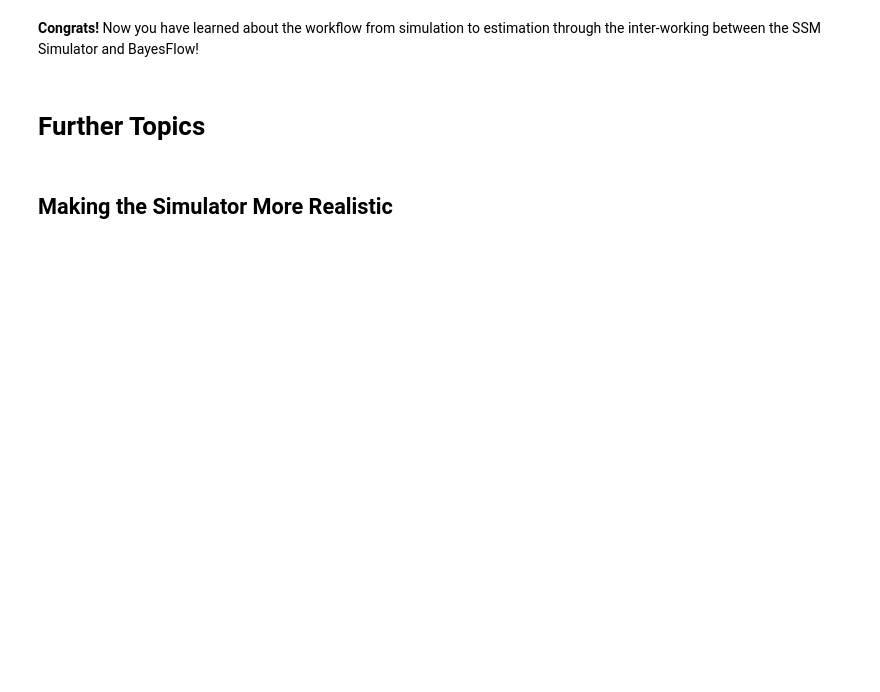
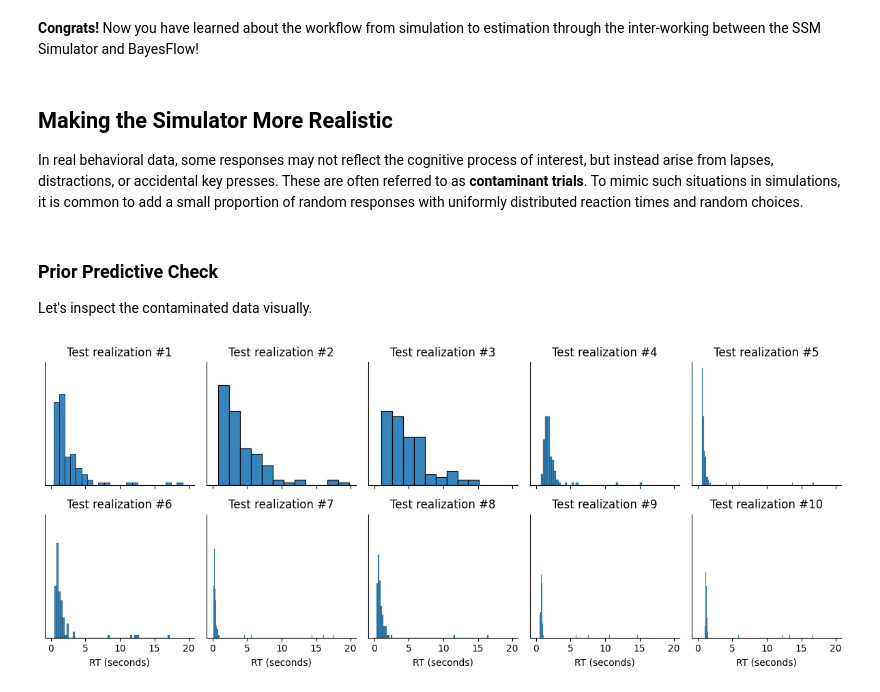
Before and after one commit to bayesflow-org/bayesflow_workshops, a Jupyter notebook: carney_comp_2025/notebooks/ssms_bayesflow.ipynb, the cells around one changed output. Cells and saved outputs as stored; diff of their text form; code cells hidden in the pictures; blank space fills up the shorter version.

```diff
--- a/carney_comp_2025/notebooks/ssms_bayesflow.ipynb
+++ b/carney_comp_2025/notebooks/ssms_bayesflow.ipynb
@@ -310,10 +310,10 @@ table
 | Calibration Error | 0.033070 | 0.009649 | 0.030175 | 0.062632 |
 # %% [markdown]
 **Congrats!** Now you have learned about the workflow from simulation to estimation through the inter-working between the SSM Simulator and BayesFlow!
-# %% [markdown]
-# Further Topics
 # %% [markdown]
 ## Making the Simulator More Realistic
+
+In real behavioral data, some responses may not reflect the cognitive process of interest, but instead arise from lapses, distractions, or accidental key presses. These are often referred to as **contaminant trials**. To mimic such situations in simulations, it is common to add a small proportion of random responses with uniformly distributed reaction times and random choices.
 # %%
 def extended_ddm_simulator(
     v: float,
@@ -345,24 +345,43 @@ def extended_ddm_simulator(
 
     Returns
     -------
-    dict
-        A dictionary with:
-        - 'rts': reaction times (np.ndarray, shape: [num_trials])
-        - 'choices': choice outcomes (np.ndarray, shape: [num_trials])
+    A dictionary of the following simulated data of shape (num_samples, 1) each:
+    - rts: reaction times
+    - choices: Choice decision outcomes
     """
 
     # Simulate standard DDM trials
     ddm_sim = ssm_sim(model="ddm", theta=dict(v=v, a=a, z=z, t=tau), n_samples=num_trials)
-    rts = np.array(ddm_sim['rts'])
-    choices = np.array(ddm_sim['choices'])
+    rts = ddm_sim['rts']
+    choices = ddm_sim['choices']
 
     # Add contaminants
     n_contam = int(np.round(num_trials * contam_prop))
     if n_contam > 0:
         contam_idx = np.random.choice(num_trials, size=n_contam, replace=False)
-        rts[contam_idx] = np.random.uniform(0, 20, size=n_contam)
-        choices[contam_idx] = np.random.randint(0, 2, size=n_contam)
+        rts[contam_idx, 0] = np.random.uniform(0, 20, size=n_contam)
+        choices[contam_idx, 0] = np.random.randint(0, 2, size=n_contam)
 
     return dict(rts=rts, choices=choices)
 # %%
-simulator = bf.make_simulator([priors, extended_ddm_simulator])
+simulator = bf.make_simulator([prior, extended_ddm_simulator])
+# %% [markdown]
+### Prior Predictive Check
+
+Let's inspect the contaminated data visually.
+# %%
+draws = simulator.sample(30)
+# %%
+fig, axarr = plt.subplots(nrows=n_rows, ncols=n_cols, figsize=(12, 5), sharey=True, sharex=True)
+
+for i, ax in enumerate(axarr.flat):
+    sns.histplot(data=draws['rts'][i], ax=ax, color="#132a70", legend=None, alpha=0.9)
+    if i > n_cols - 1:
+        ax.set_xlabel("RT (seconds)")
+    ax.set_ylabel("")
+    ax.set_yticks([])
+    sns.despine(ax=ax)
+    ax.set_title(f"Test realization #{i+1}")
+fig.tight_layout()
+# %% [output]
+[figure, added]
```
Also changed, not shown: parts of 19 cells of this notebook.
